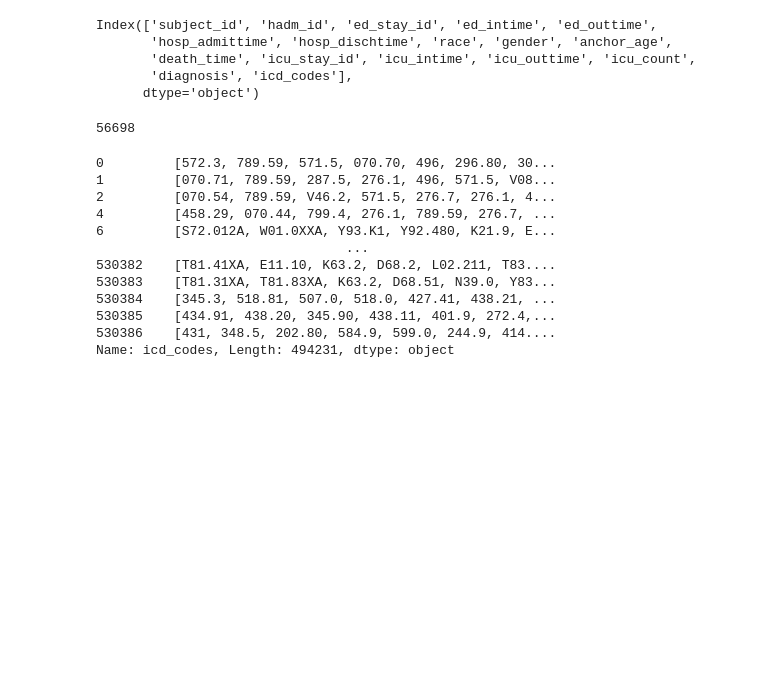
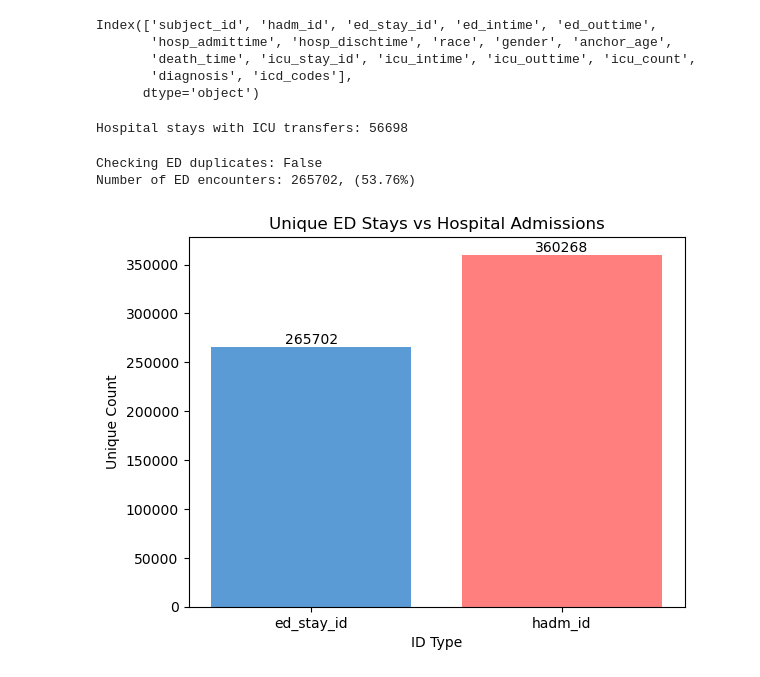
Before and after one commit to brandonng2/CardioTwin, a Jupyter notebook: notebooks/static_preprocessing.ipynb, the cells around one changed output. Saved outputs shown, nothing was run; the diff lists cells and outputs as text; code cells hidden in the pictures; blank space fills up the shorter version.

```diff
--- a/notebooks/static_preprocessing.ipynb
+++ b/notebooks/static_preprocessing.ipynb
@@ -367,44 +368,32 @@ Index(['subject_id', 'hadm_id', 'ed_stay_id', 'ed_intime', 'ed_outtime',
        'diagnosis', 'icd_codes'],
       dtype='object')
 # %%
-clinical_encounter_df[clinical_encounter_df['icu_count'] > 0]['hadm_id'].nunique()
+print(f'Hospital stays with ICU transfers: {clinical_encounter_df[clinical_encounter_df['icu_count'] > 0]['hadm_id'].nunique()}')
 # %% [output]
-56698
+Hospital stays with ICU transfers: 56698
-# %%
-import ast
-import numpy as np
-
-def normalize_icd(code):
-    if code is None:
-        return None
-    code = str(code)
-    if len(code) > 3 and "." not in code:
-        return code[:3] + "." + code[3:]
-    return code
-
-def clean_icd_codes(codes):
-    if codes is None or (isinstance(codes, float) and np.isnan(codes)):
-        return None
-     # If it's already a list, use it
-    if isinstance(codes, list):
-        codes_list = codes
-    # If it's a string representation of a list, parse it
-    elif isinstance(codes, str) and codes.startswith("[") and codes.endswith("]"):
-        codes_list = ast.literal_eval(codes)
-
-    return [normalize_icd(code) for code in codes_list]
-
-clinical_encounter_df['icd_codes'].apply(clean_icd_codes)
-# %% [output]
-0         [572.3, 789.59, 571.5, 070.70, 496, 296.80, 30...
-1         [070.71, 789.59, 287.5, 276.1, 496, 571.5, V08...
-2         [070.54, 789.59, V46.2, 571.5, 276.7, 276.1, 4...
-4         [458.29, 070.44, 799.4, 276.1, 789.59, 276.7, ...
-6         [S72.012A, W01.0XXA, Y93.K1, Y92.480, K21.9, E...
-                                ...
-530382    [T81.41XA, E11.10, K63.2, D68.2, L02.211, T83....
-530383    [T81.31XA, T81.83XA, K63.2, D68.51, N39.0, Y83...
-530384    [345.3, 518.81, 507.0, 518.0, 427.41, 438.21, ...
-530385    [434.91, 438.20, 345.90, 438.11, 401.9, 272.4,...
-530386    [431, 348.5, 202.80, 584.9, 599.0, 244.9, 414....
-Name: icd_codes, Length: 494231, dtype: object
+# %%
+print(f'Checking ED duplicates: {clinical_encounter_df['ed_stay_id'].count() != clinical_encounter_df['ed_stay_id'].nunique()}')
+
+print(f'Number of ED encounters: {clinical_encounter_df['ed_stay_id'].nunique()}, ({clinical_encounter_df['ed_stay_id'].nunique()/clinical_encounter_df.shape[0] * 100 :.2f}%)')
+# %% [output]
+Checking ED duplicates: False
+Number of ED encounters: 265702, (53.76%)
+# %%
+import matplotlib.pyplot as plt
+
+unique_counts = clinical_encounter_df[['ed_stay_id', 'hadm_id']].nunique()
+bars = plt.bar(unique_counts.index, unique_counts.values, color=['#5B9BD5', '#FF7F7F'] )
+
+# Add count labels on top of bars
+for i, bar in enumerate(bars):
+    height = bar.get_height()
+    plt.text(bar.get_x() + bar.get_width()/2., height,
+             f'{int(unique_counts.values[i])}',
+             ha='center', va='bottom', fontsize=10)
+
+plt.xlabel('ID Type')
+plt.ylabel('Unique Count')
+plt.title('Unique ED Stays vs Hospital Admissions')
+plt.show()
+# %% [output]
+[figure, added]
```
Also changed, not shown: parts of 1 cell of this notebook, 6 other files.
